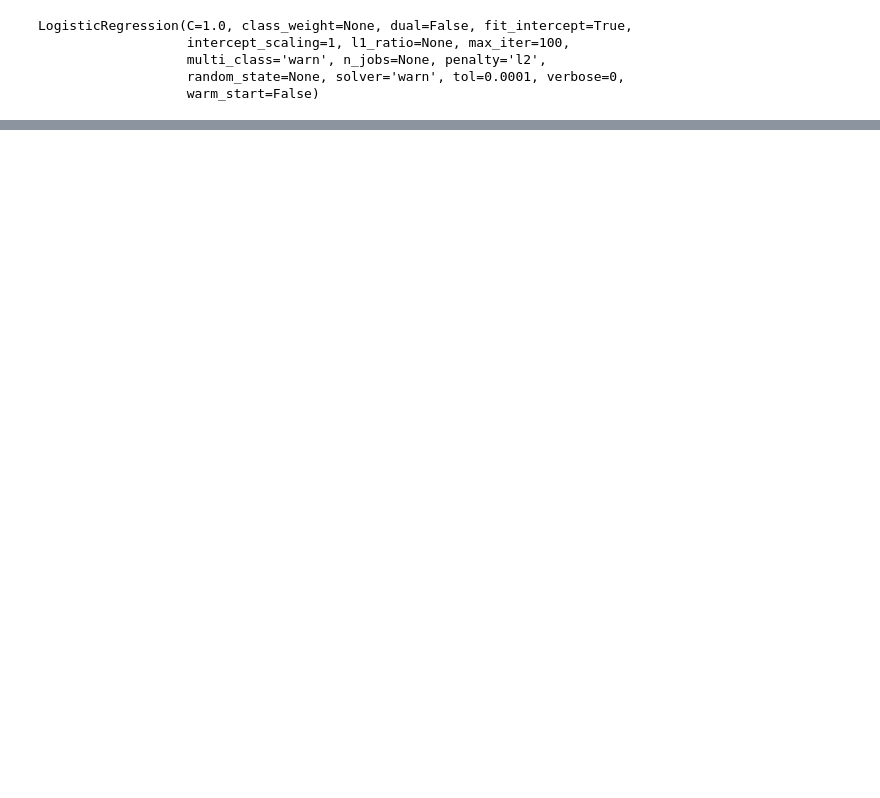
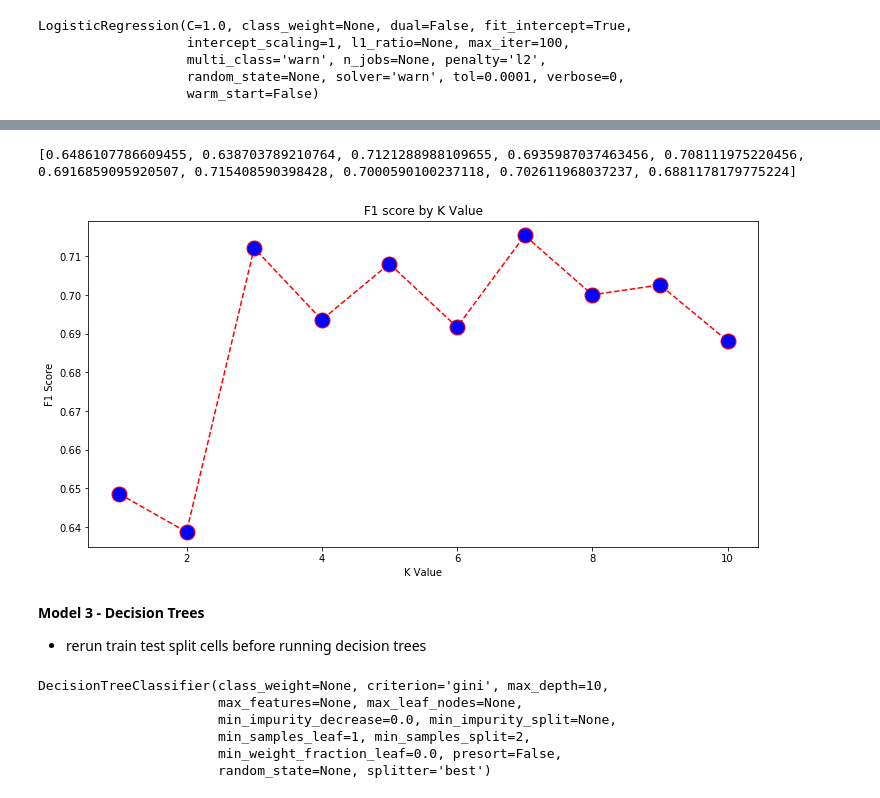
Before and after one commit to michellevenables1/airline_classifcationproject, a Jupyter notebook: Modeling_Part2.ipynb, the cells around one changed output, grey strips where cells are left out. Cells and saved outputs as stored; diff of their text form; code cells hidden in the pictures; blank space fills up the shorter version.

```diff
--- a/Modeling_Part2.ipynb
+++ b/Modeling_Part2.ipynb
@@ -60,9 +61,13 @@ Index(['airportdelays>=20percent', 'year', 'month', 'total_arrival_flights',
 df = df.drop(columns=['delaymins>=10000','total_arrival_flights','tot_arr_delay_mins', 'carrier_delay_mins', 'weather_delay_mins','nas_delay_mins', 'security_delay_mins', 'lateaircraft_delay_mins'])
 # %% [markdown]
 # Train Test Split
+# %%
+X = df.drop(columns= ['%on_time', '%delay_aircarrier', '%delay_weather',
+       '%delay_nas', '%delay_sec', '%delay_lateaircraft', '%cancelled',
+       '%diverted'])
 # %%
 #creating matrix of features
-X = df.drop('airportdelays>=20percent', axis = 1)
+X = X.drop('airportdelays>=20percent', axis = 1)
 #assigning target variable
 y = df['airportdelays>=20percent']
 #creating a list of features
@@ -83,0 +111,12 @@ LogisticRegression(C=1.0, class_weight=None, dual=False, fit_intercept=True,
+# %%
+X_train, X_test, y_train, y_test = train_test_split(X, y, test_size=0.20, random_state=1)
+scaler = StandardScaler()
+scaler.fit(X_train)
+
+X_train = scaler.transform(X_train)
+X_test = scaler.transform(X_test)
+
+model = KNeighborsClassifier(n_neighbors=1)
+model.fit(X_train, y_train)
+
+y_predict = model.predict(X_test)
@@ -83,0 +141,36 @@ LogisticRegression(C=1.0, class_weight=None, dual=False, fit_intercept=True,
+# %%
+k_range = list(range(1, 11))
+k_scores = []
+for k in k_range:
+    knn = KNeighborsClassifier(n_neighbors=k)
+    knn.fit(X_train, y_train)
+    y_predict = knn.predict(X_test)
+    score = f1_score(y_test, y_predict, average='weighted')
+    k_scores.append( score)
+print(k_scores)
+# %% [output]
+[0.6486107786609455, 0.638703789210764, 0.7121288988109655, 0.6935987037463456, 0.708111975220456, 0.6916859095920507, 0.715408590398428, 0.7000590100237118, 0.702611968037237, 0.6881178179775224]
+# %%
+plt.figure(figsize=(12, 6))
+plt.plot(range(1, 11), k_scores, color='red', linestyle='dashed', marker='o',
+         markerfacecolor='blue', markersize=15)
+plt.title('F1 score by K Value')
+plt.xlabel('K Value')
+plt.ylabel('F1 Score')
+plt.show()
+# %% [output]
+[figure, added]
+# %% [markdown]
+**Model 3 - Decision Trees**
+
+- rerun train test split cells before running decision trees
+# %%
+ctree=DecisionTreeClassifier(max_depth = 10)
+ctree.fit(X_train,y_train)
+# %% [output]
+DecisionTreeClassifier(class_weight=None, criterion='gini', max_depth=10,
+                       max_features=None, max_leaf_nodes=None,
+                       min_impurity_decrease=0.0, min_impurity_split=None,
+                       min_samples_leaf=1, min_samples_split=2,
+                       min_weight_fraction_leaf=0.0, presort=False,
+                       random_state=None, splitter='best')
```
Also changed, not shown: parts of 49 cells of this notebook.
